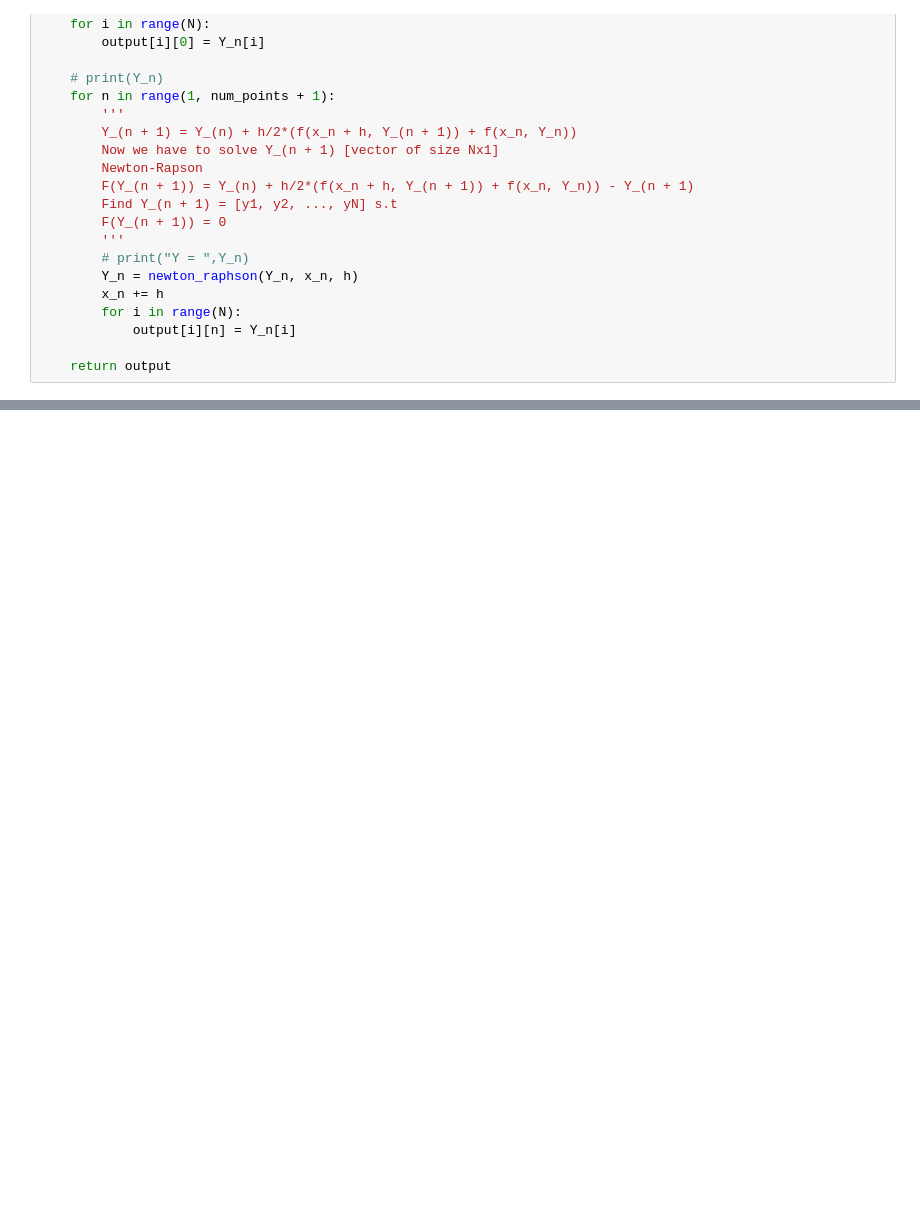
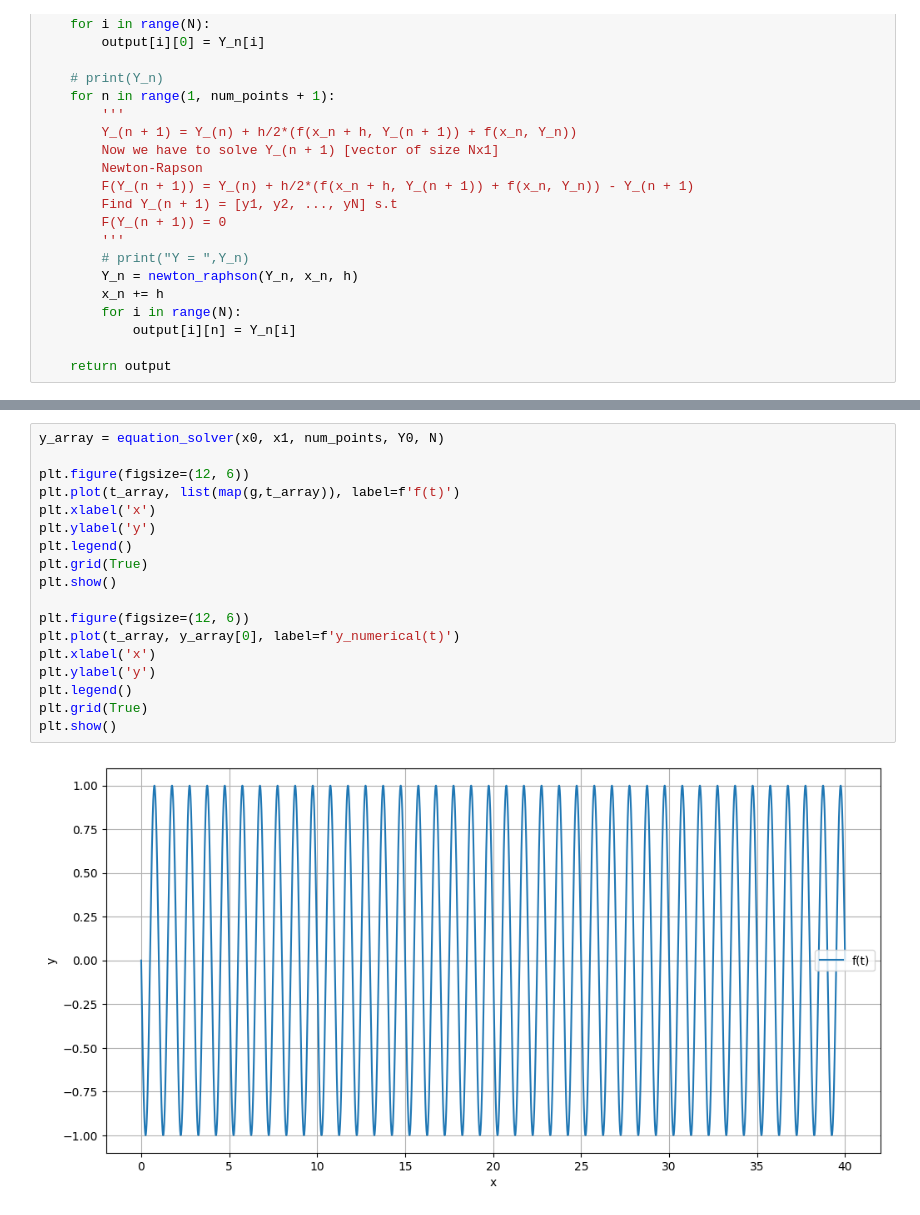
Before and after one commit to himanshutg/ODE_Project, a Jupyter notebook: week2.ipynb, the cells around one changed output, grey strips where cells are left out. Drawn from its saved outputs; the diff is of its cells as text; blank space fills up the shorter version.

```diff
--- a/week2.ipynb
+++ b/week2.ipynb
@@ -194,0 +162,20 @@ plot_F_vs_s(s, F_s)
+# %%
+y_array = equation_solver(x0, x1, num_points, Y0, N)
+
+plt.figure(figsize=(12, 6))
+plt.plot(t_array, list(map(g,t_array)), label=f'f(t)')
+plt.xlabel('x')
+plt.ylabel('y')
+plt.legend()
+plt.grid(True)
+plt.show()
+
+plt.figure(figsize=(12, 6))
+plt.plot(t_array, y_array[0], label=f'y_numerical(t)')
+plt.xlabel('x')
+plt.ylabel('y')
+plt.legend()
+plt.grid(True)
+plt.show()
+# %% [output]
+[figure, added]
```
Also changed, not shown: parts of 12 cells of this notebook, 12 other files.
